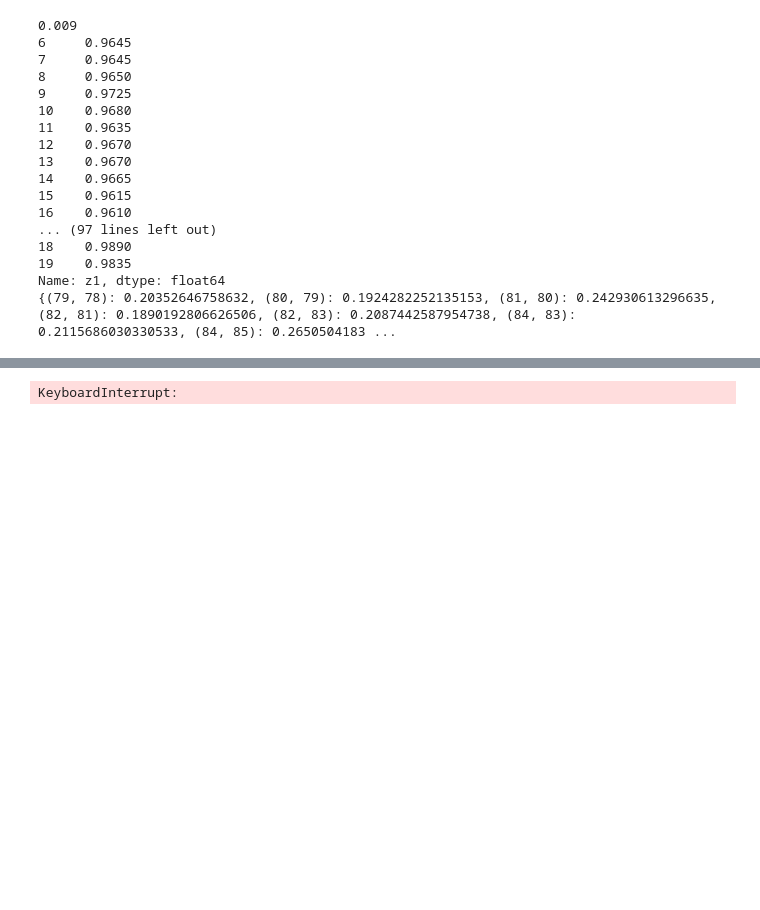
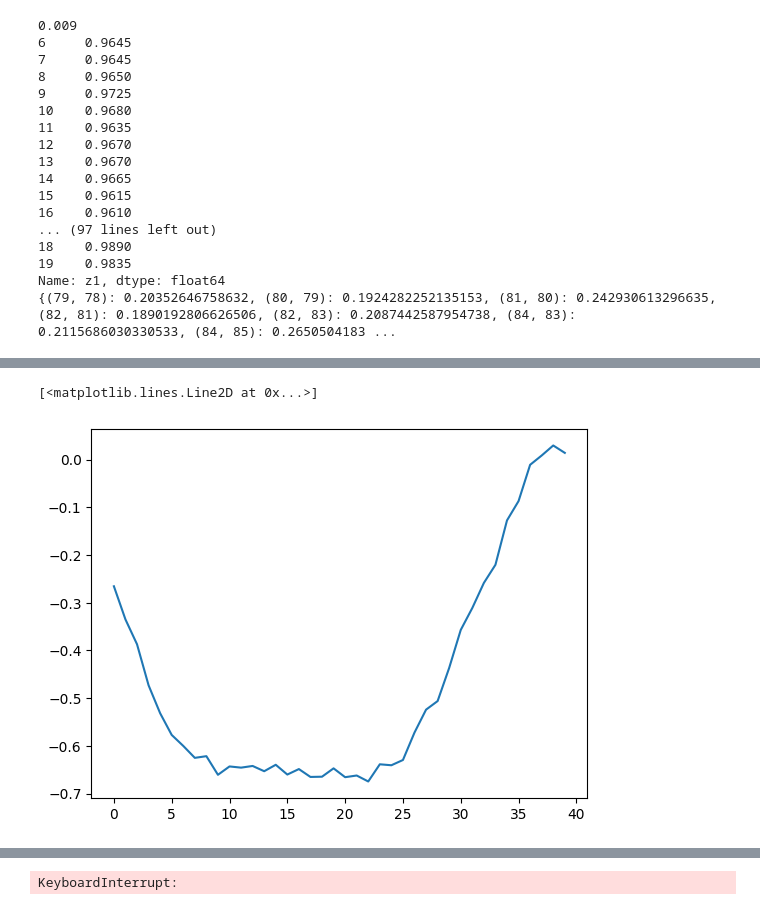
Before and after one commit to pop756/Quantum_KAN, a Jupyter notebook: temp.ipynb, the cells around one changed output, grey strips where cells are left out. Saved outputs shown, nothing was run; the diff lists cells and outputs as text; code cells hidden in the pictures; blank space fills up the shorter version.

```diff
--- a/temp.ipynb
+++ b/temp.ipynb
@@ -172,0 +172,8 @@ csv_files
+# %%
+import pickle
+
+with open('minus_offset_(79, 78)_brussels_offset.pkl','rb') as file:
+    data = pickle.load(file)
+# %%
+x = data[1]['x0']
+y = data[1]['y0']
@@ -172,0 +223,5 @@ csv_files
+# %%
+plt.plot(y)
+# %% [output]
+[<matplotlib.lines.Line2D at 0x...>]
+[figure, added]
```
Also changed, not shown: parts of 11 cells of this notebook, 6 other files.
